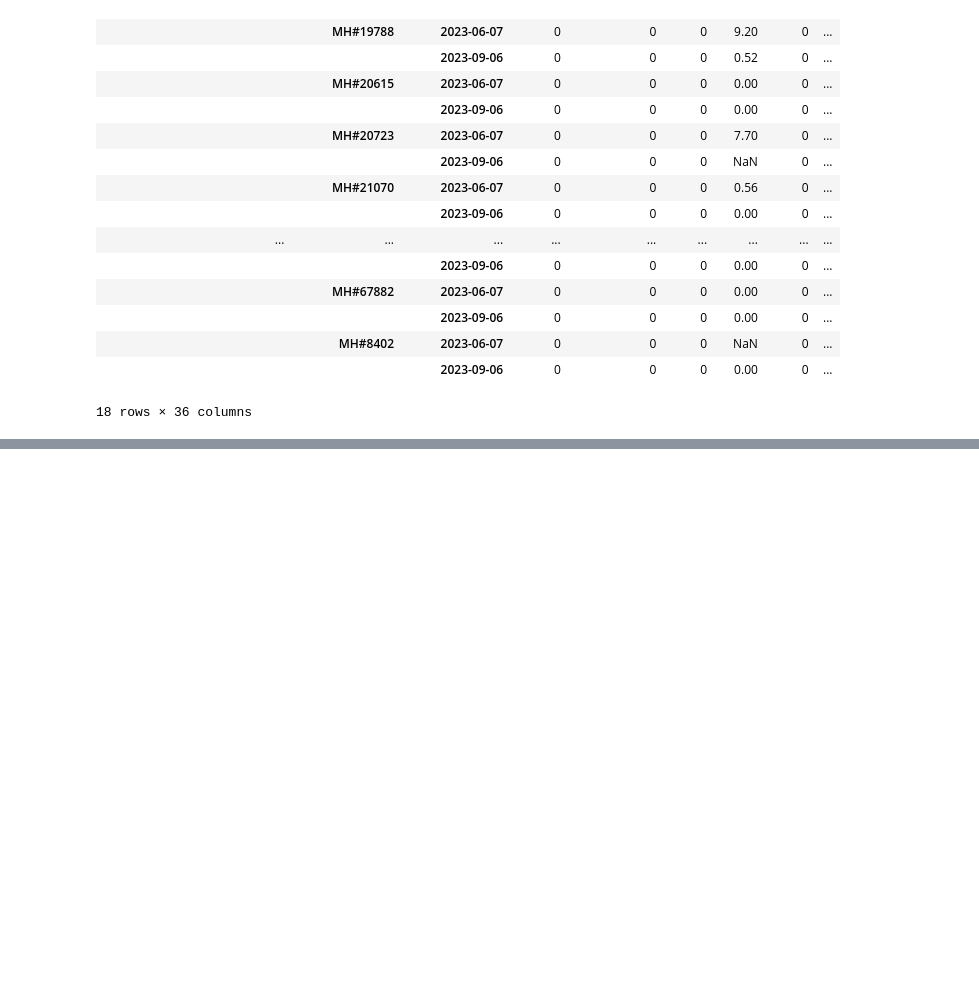
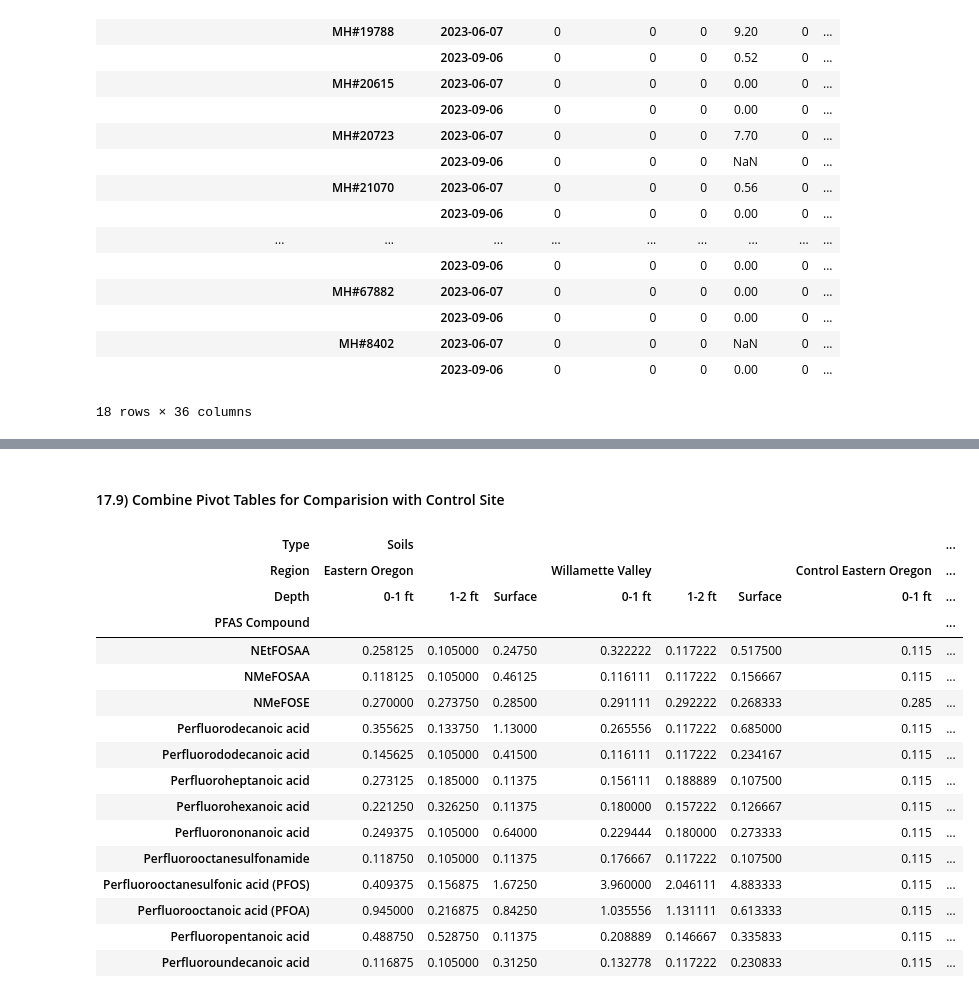
Before and after one commit to Clean-Water-Services/Jupyter-Notebooks, a Jupyter notebook: PFAS_Toolbox.ipynb, the cells around one changed output, grey strips where cells are left out. Drawn from its saved outputs; the diff is of its cells as text; code cells hidden in the pictures; blank space fills up the shorter version.

```diff
--- a/PFAS_Toolbox.ipynb
+++ b/PFAS_Toolbox.ipynb
@@ -2748,0 +2878,24 @@ create_stacked_bar_chart(pivot_table)
+# %%
+def combine_pivot_tables(pivot_table1, pivot_table2, prefix1=None, prefix2=None):
+    """
+    Combine two pivot tables side by side.
+
+    Args:
+        pivot_table1 (pd.DataFrame): First pivot table.
+        pivot_table2 (pd.DataFrame): Second pivot table.
+        prefix1 (str, optional): Prefix for the columns of the first pivot table.
+        prefix2 (str, optional): Prefix for the columns of the second pivot table.
+
+    Returns:
+        pd.DataFrame: Combined pivot table.
+    """
+    # Add prefixes to the column names if provided
+    if prefix1:
+        pivot_table1 = pivot_table1.add_prefix(f"{prefix1} ")
+    if prefix2:
+        pivot_table2 = pivot_table2.add_prefix(f"{prefix2} ")
+
+    # Combine the pivot tables side by side
+    combined_pivot_table = pd.concat([pivot_table1, pivot_table2], axis=1)
+
+    return combined_pivot_table
@@ -2748,0 +3099,23 @@ create_stacked_bar_chart(pivot_table)
+# %% [markdown]
+#### 17.9) Combine Pivot Tables for Comparision with Control Site
+# %%
+avg_all_pivot=combine_pivot_tables(pivot_table1=average_pivot, pivot_table2=control_avg_pivot, prefix1=None, prefix2=None)
+avg_all_pivot
+# %% [output]
+| Type | Soils |  |  |  |  |  |  | ... |
+| Region | Eastern Oregon |  |  | Willamette Valley |  |  | Control Eastern Oregon | ... |
+| Depth | 0-1 ft | 1-2 ft | Surface | 0-1 ft | 1-2 ft | Surface | 0-1 ft | ... |
+| PFAS Compound |  |  |  |  |  |  |  | ... |
+| NEtFOSAA | 0.258125 | 0.105000 | 0.24750 | 0.322222 | 0.117222 | 0.517500 | 0.115 | ... |
+| NMeFOSAA | 0.118125 | 0.105000 | 0.46125 | 0.116111 | 0.117222 | 0.156667 | 0.115 | ... |
+| NMeFOSE | 0.270000 | 0.273750 | 0.28500 | 0.291111 | 0.292222 | 0.268333 | 0.285 | ... |
+| Perfluorodecanoic acid | 0.355625 | 0.133750 | 1.13000 | 0.265556 | 0.117222 | 0.685000 | 0.115 | ... |
+| Perfluorododecanoic acid | 0.145625 | 0.105000 | 0.41500 | 0.116111 | 0.117222 | 0.234167 | 0.115 | ... |
+| Perfluoroheptanoic acid | 0.273125 | 0.185000 | 0.11375 | 0.156111 | 0.188889 | 0.107500 | 0.115 | ... |
+| Perfluorohexanoic acid | 0.221250 | 0.326250 | 0.11375 | 0.180000 | 0.157222 | 0.126667 | 0.115 | ... |
+| Perfluorononanoic acid | 0.249375 | 0.105000 | 0.64000 | 0.229444 | 0.180000 | 0.273333 | 0.115 | ... |
+| Perfluorooctanesulfonamide | 0.118750 | 0.105000 | 0.11375 | 0.176667 | 0.117222 | 0.107500 | 0.115 | ... |
+| Perfluorooctanesulfonic acid (PFOS) | 0.409375 | 0.156875 | 1.67250 | 3.960000 | 2.046111 | 4.883333 | 0.115 | ... |
+| Perfluorooctanoic acid (PFOA) | 0.945000 | 0.216875 | 0.84250 | 1.035556 | 1.131111 | 0.613333 | 0.115 | ... |
+| Perfluoropentanoic acid | 0.488750 | 0.528750 | 0.11375 | 0.208889 | 0.146667 | 0.335833 | 0.115 | ... |
+| Perfluoroundecanoic acid | 0.116875 | 0.105000 | 0.31250 | 0.132778 | 0.117222 | 0.230833 | 0.115 | ... |
```
Also changed, not shown: parts of 30 cells of this notebook.
